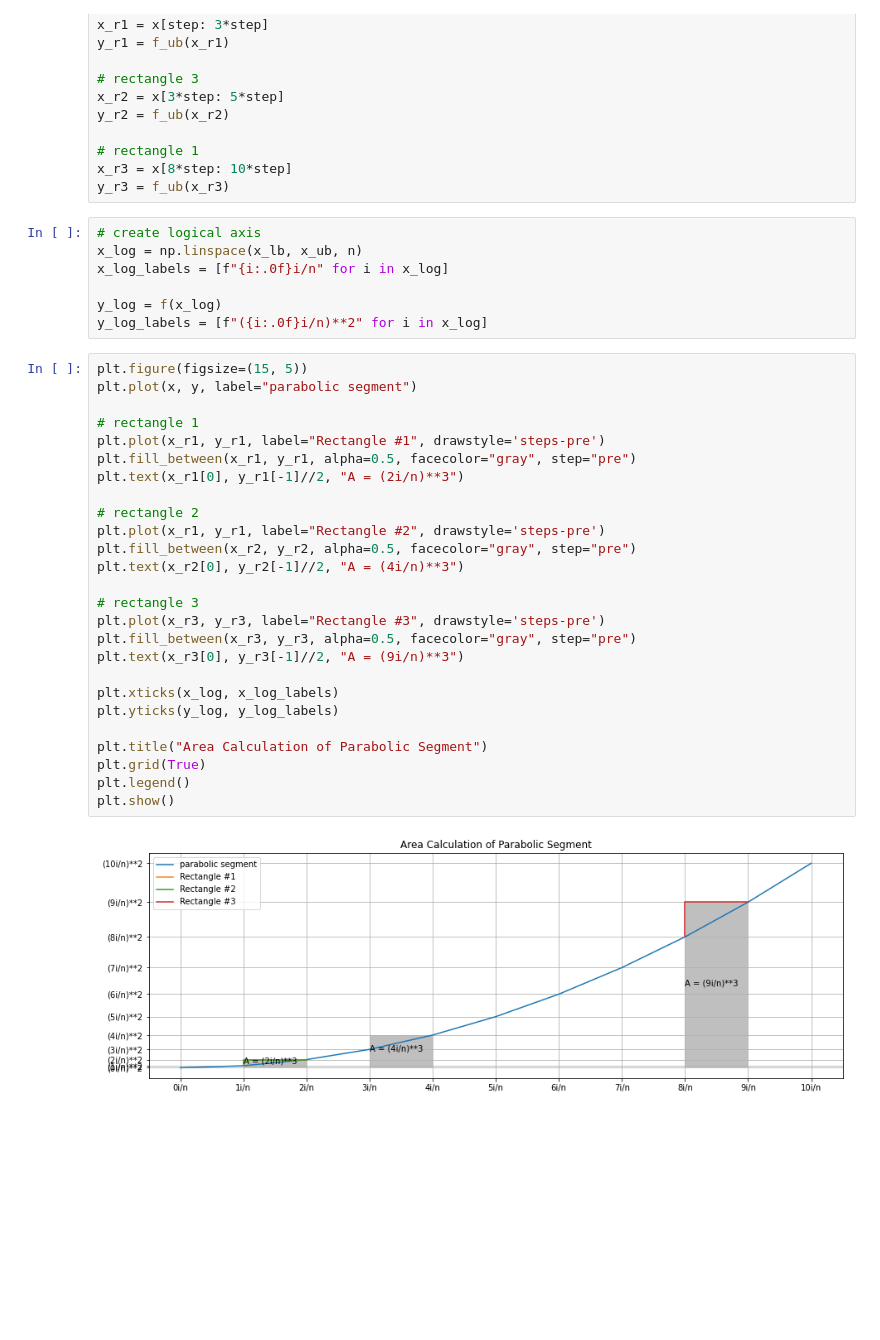
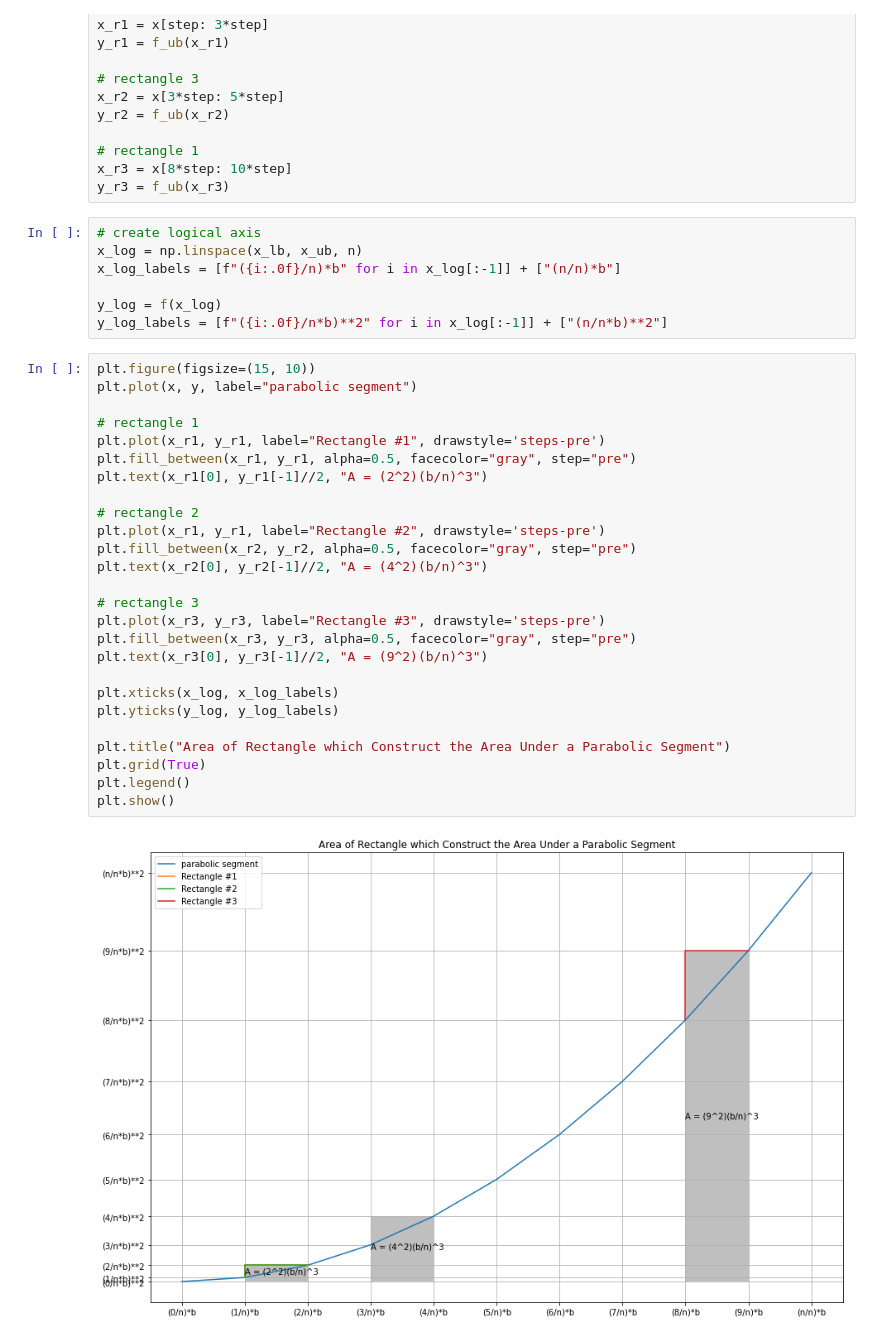
Before and after one commit to iainwo/life-of-iain, a Jupyter notebook: 0_1_1_method_of_exhaustion.ipynb, the cells around one changed output. Saved outputs shown, nothing was run; the diff lists cells and outputs as text; blank space fills up the shorter version.

Commit message:
fix(0_1_1_method_of_exhaustion.ipynb): corrected rectangle area values in figure

```diff
--- a/0_1_1_method_of_exhaustion.ipynb
+++ b/0_1_1_method_of_exhaustion.ipynb
@@ -114,35 +114,35 @@ y_r3 = f_ub(x_r3)
 # %%
 # create logical axis
 x_log = np.linspace(x_lb, x_ub, n)
-x_log_labels = [f"{i:.0f}i/n" for i in x_log]
+x_log_labels = [f"({i:.0f}/n)*b" for i in x_log[:-1]] + ["(n/n)*b"]
 
 y_log = f(x_log)
-y_log_labels = [f"({i:.0f}i/n)**2" for i in x_log]
+y_log_labels = [f"({i:.0f}/n*b)**2" for i in x_log[:-1]] + ["(n/n*b)**2"]
 # %%
-plt.figure(figsize=(15, 5))
+plt.figure(figsize=(15, 10))
 plt.plot(x, y, label="parabolic segment")
 
 # rectangle 1
 plt.plot(x_r1, y_r1, label="Rectangle #1", drawstyle='steps-pre')
 plt.fill_between(x_r1, y_r1, alpha=0.5, facecolor="gray", step="pre")
-plt.text(x_r1[0], y_r1[-1]//2, "A = (2i/n)**3")
+plt.text(x_r1[0], y_r1[-1]//2, "A = (2^2)(b/n)^3")
 
 # rectangle 2
 plt.plot(x_r1, y_r1, label="Rectangle #2", drawstyle='steps-pre')
 plt.fill_between(x_r2, y_r2, alpha=0.5, facecolor="gray", step="pre")
-plt.text(x_r2[0], y_r2[-1]//2, "A = (4i/n)**3")
+plt.text(x_r2[0], y_r2[-1]//2, "A = (4^2)(b/n)^3")
 
 # rectangle 3
 plt.plot(x_r3, y_r3, label="Rectangle #3", drawstyle='steps-pre')
 plt.fill_between(x_r3, y_r3, alpha=0.5, facecolor="gray", step="pre")
-plt.text(x_r3[0], y_r3[-1]//2, "A = (9i/n)**3")
+plt.text(x_r3[0], y_r3[-1]//2, "A = (9^2)(b/n)^3")
 
 plt.xticks(x_log, x_log_labels)
 plt.yticks(y_log, y_log_labels)
 
-plt.title("Area Calculation of Parabolic Segment")
+plt.title("Area of Rectangle which Construct the Area Under a Parabolic Segment")
 plt.grid(True)
 plt.legend()
 plt.show()
 # %% [output]
-[figure, old version]
+[figure, new version]
```
Also changed, not shown: parts of 1 cell of this notebook.
